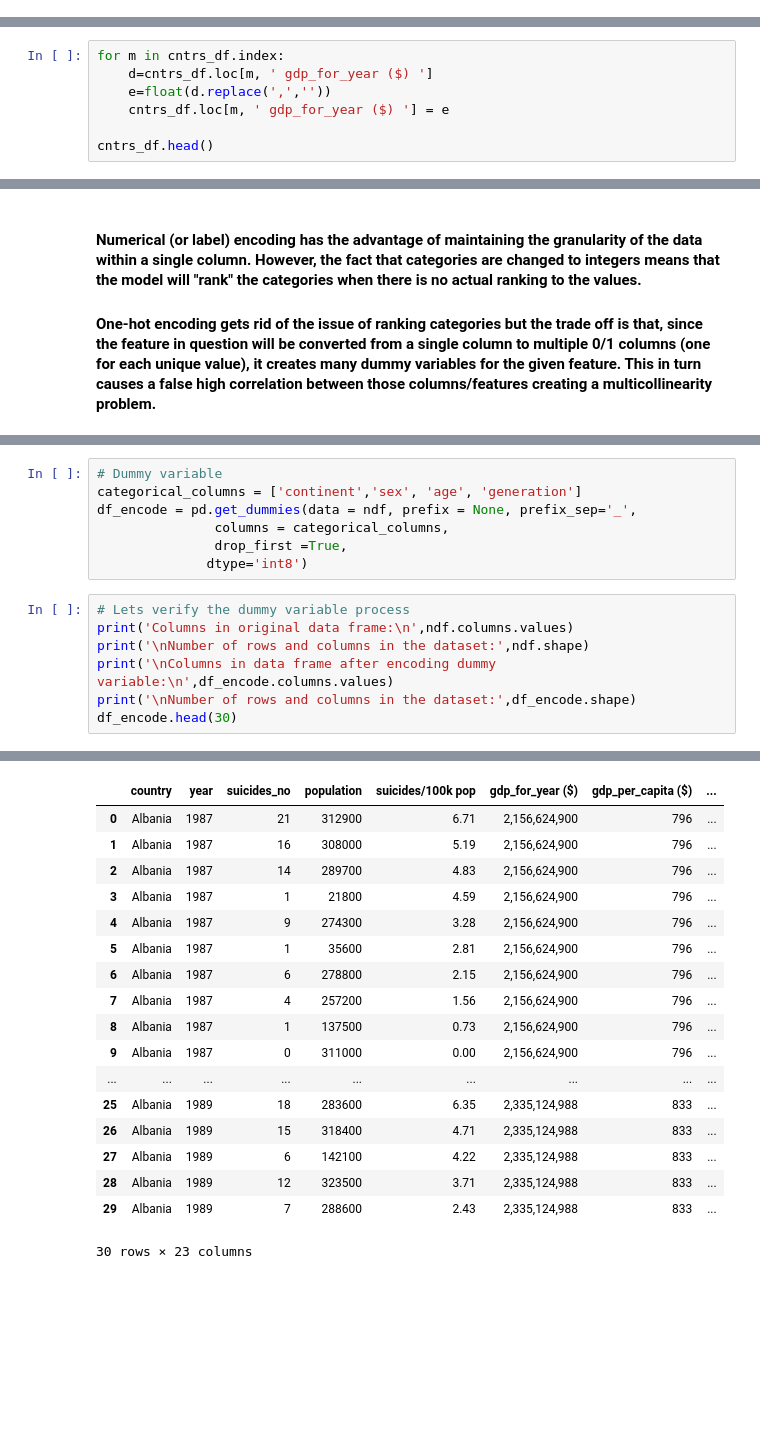
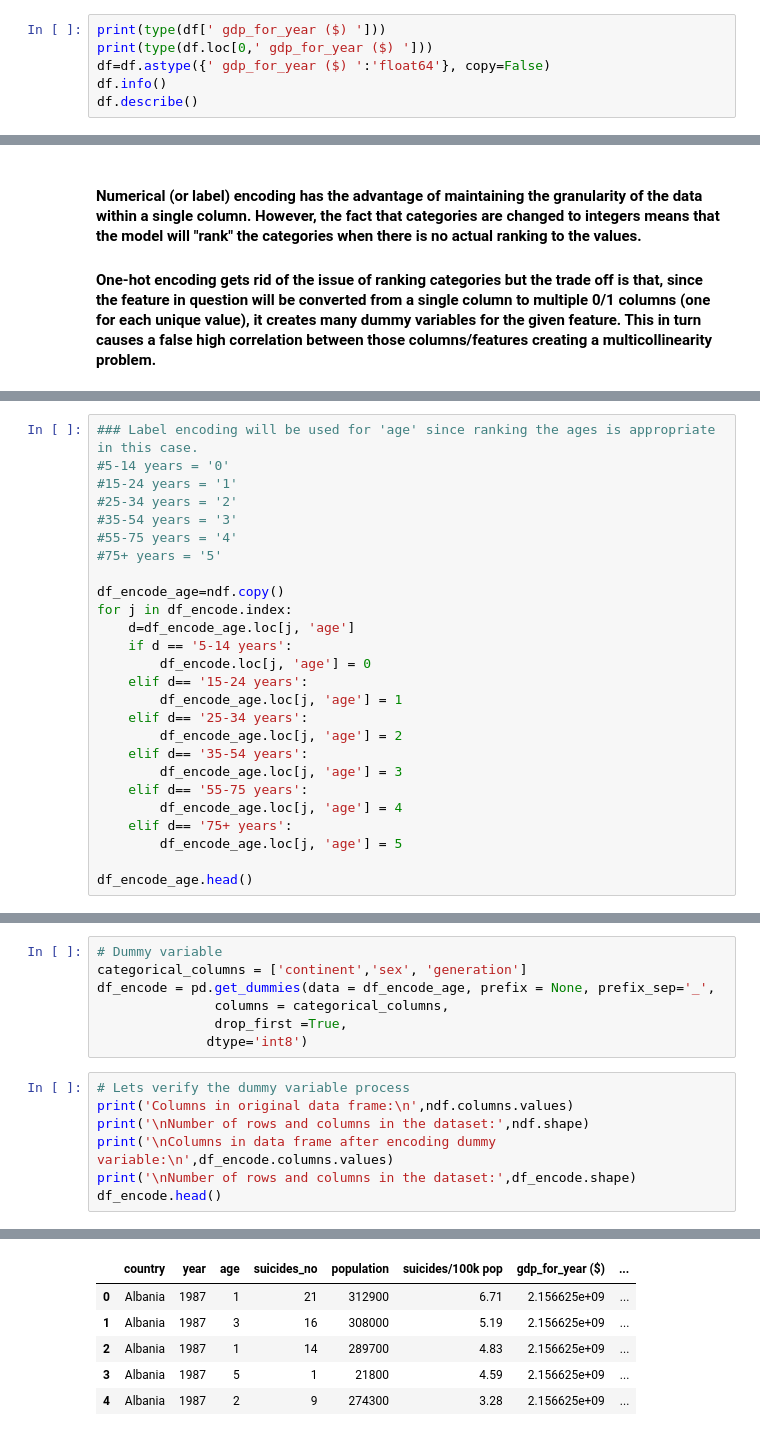
Before and after one commit to ryanli633/ECE_219, a Jupyter notebook: Project_4/Project4_Suicides.ipynb, the cells around one changed output, grey strips where cells are left out. Drawn from its saved outputs; the diff is of its cells as text; blank space fills up the shorter version.

```diff
--- a/Project_4/Project4_Suicides.ipynb
+++ b/Project_4/Project4_Suicides.ipynb
@@ -49,0 +76,6 @@ df.describe()
+# %%
+print(type(df[' gdp_for_year ($) ']))
+print(type(df.loc[0,' gdp_for_year ($) ']))
+df=df.astype({' gdp_for_year ($) ':'float64'}, copy=False)
+df.info()
+df.describe()
@@ -177,7 +192,0 @@ array([[<AxesSubplot:title={'center':'suicides/100k pop'}>]], dtype=object)
-# %%
-for m in cntrs_df.index:
-    d=cntrs_df.loc[m, ' gdp_for_year ($) ']
-    e=float(d.replace(',',''))
-    cntrs_df.loc[m, ' gdp_for_year ($) '] = e
-
-cntrs_df.head()
@@ -352,0 +475,26 @@ ndf.head()
+# %%
+### Label encoding will be used for 'age' since ranking the ages is appropriate in this case.
+#5-14 years = '0'
+#15-24 years = '1'
+#25-34 years = '2'
+#35-54 years = '3'
+#55-75 years = '4'
+#75+ years = '5'
+
+df_encode_age=ndf.copy()
+for j in df_encode.index:
+    d=df_encode_age.loc[j, 'age']
+    if d == '5-14 years':
+        df_encode.loc[j, 'age'] = 0
+    elif d== '15-24 years':
+        df_encode_age.loc[j, 'age'] = 1
+    elif d== '25-34 years':
+        df_encode_age.loc[j, 'age'] = 2
+    elif d== '35-54 years':
+        df_encode_age.loc[j, 'age'] = 3
+    elif d== '55-75 years':
+        df_encode_age.loc[j, 'age'] = 4
+    elif d== '75+ years':
+        df_encode_age.loc[j, 'age'] = 5
+
+df_encode_age.head()
@@ -353,7 +508,7 @@ ndf.head()
 # %%
 # Dummy variable
-categorical_columns = ['continent','sex', 'age', 'generation']
-df_encode = pd.get_dummies(data = ndf, prefix = None, prefix_sep='_',
+categorical_columns = ['continent','sex', 'generation']
+df_encode = pd.get_dummies(data = df_encode_age, prefix = None, prefix_sep='_',
                columns = categorical_columns,
                drop_first =True,
               dtype='int8')
@@ -363,7 +518,7 @@ print('Columns in original data frame:\n',ndf.columns.values)
 print('\nNumber of rows and columns in the dataset:',ndf.shape)
 print('\nColumns in data frame after encoding dummy variable:\n',df_encode.columns.values)
 print('\nNumber of rows and columns in the dataset:',df_encode.shape)
-df_encode.head(30)
+df_encode.head()
 # %% [output]
 Columns in original data frame:
  ['country' 'year' 'sex' 'age' 'suicides_no' 'population'
@@ -385,18 +539,6 @@ Number of rows and columns in the dataset: (27820, 23)
-|  | country | year | suicides_no | population | suicides/100k pop | gdp_for_year ($) | gdp_per_capita ($) | ... |
-| 0 | Albania | 1987 | 21 | 312900 | 6.71 | 2,156,624,900 | 796 | ... |
-| 1 | Albania | 1987 | 16 | 308000 | 5.19 | 2,156,624,900 | 796 | ... |
-| 2 | Albania | 1987 | 14 | 289700 | 4.83 | 2,156,624,900 | 796 | ... |
-| 3 | Albania | 1987 | 1 | 21800 | 4.59 | 2,156,624,900 | 796 | ... |
-| 4 | Albania | 1987 | 9 | 274300 | 3.28 | 2,156,624,900 | 796 | ... |
-| 5 | Albania | 1987 | 1 | 35600 | 2.81 | 2,156,624,900 | 796 | ... |
-| 6 | Albania | 1987 | 6 | 278800 | 2.15 | 2,156,624,900 | 796 | ... |
-| 7 | Albania | 1987 | 4 | 257200 | 1.56 | 2,156,624,900 | 796 | ... |
-| 8 | Albania | 1987 | 1 | 137500 | 0.73 | 2,156,624,900 | 796 | ... |
-| 9 | Albania | 1987 | 0 | 311000 | 0.00 | 2,156,624,900 | 796 | ... |
-| ... | ... | ... | ... | ... | ... | ... | ... | ... |
-| 25 | Albania | 1989 | 18 | 283600 | 6.35 | 2,335,124,988 | 833 | ... |
-| 26 | Albania | 1989 | 15 | 318400 | 4.71 | 2,335,124,988 | 833 | ... |
-| 27 | Albania | 1989 | 6 | 142100 | 4.22 | 2,335,124,988 | 833 | ... |
-| 28 | Albania | 1989 | 12 | 323500 | 3.71 | 2,335,124,988 | 833 | ... |
-| 29 | Albania | 1989 | 7 | 288600 | 2.43 | 2,335,124,988 | 833 | ... |
+|  | country | year | age | suicides_no | population | suicides/100k pop | gdp_for_year ($) | ... |
+| 0 | Albania | 1987 | 1 | 21 | 312900 | 6.71 | 2.156625e+09 | ... |
+| 1 | Albania | 1987 | 3 | 16 | 308000 | 5.19 | 2.156625e+09 | ... |
+| 2 | Albania | 1987 | 1 | 14 | 289700 | 4.83 | 2.156625e+09 | ... |
+| 3 | Albania | 1987 | 5 | 1 | 21800 | 4.59 | 2.156625e+09 | ... |
+| 4 | Albania | 1987 | 2 | 9 | 274300 | 3.28 | 2.156625e+09 | ... |
-30 rows × 23 columns
```
Also changed, not shown: parts of 34 cells of this notebook.
